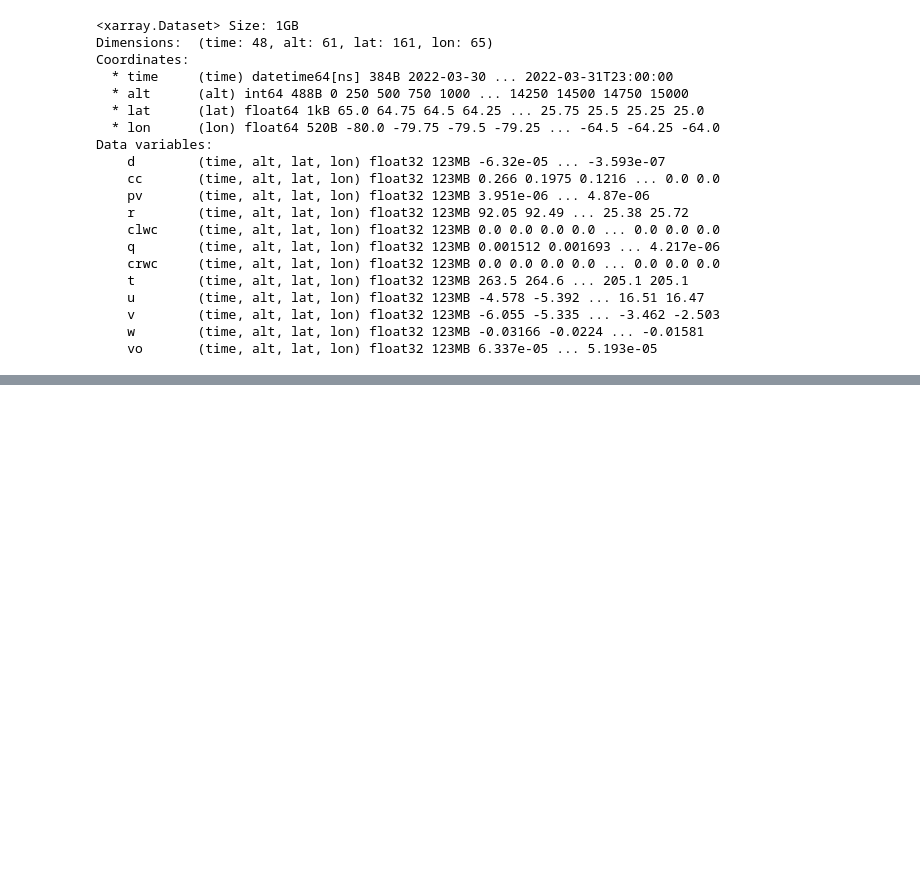
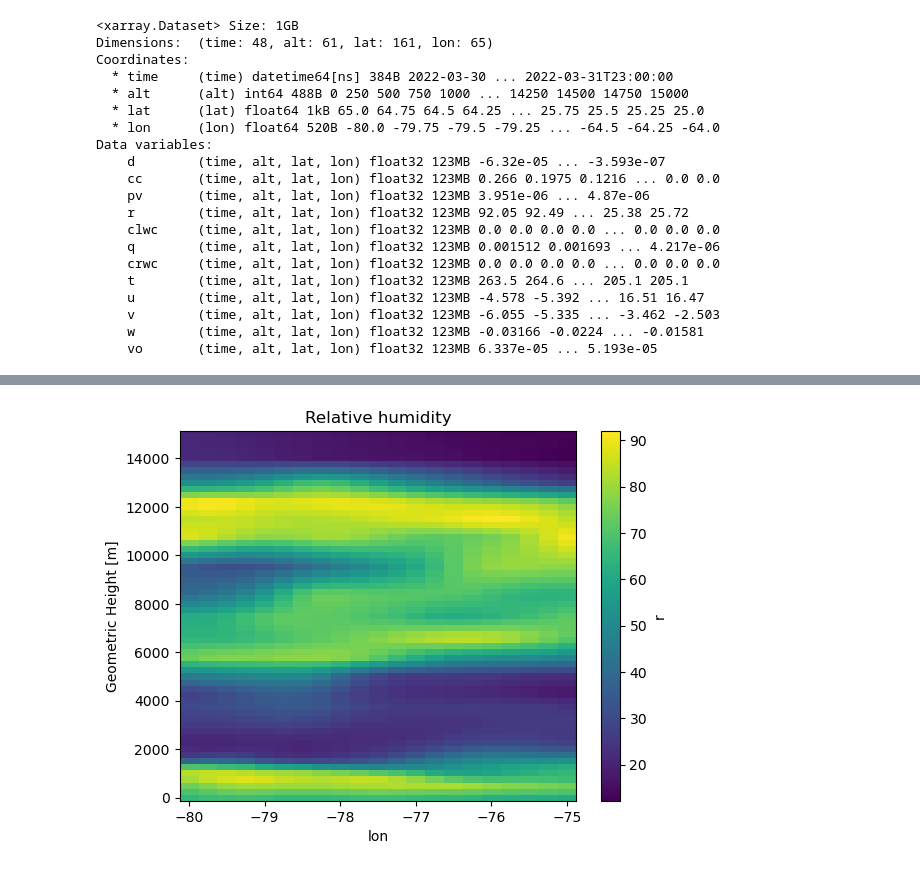
Before and after one commit to syedhamidali/ERA5_CODES, a Jupyter notebook: Notebook.ipynb, the cells around one changed output, grey strips where cells are left out. Cells and saved outputs as stored; diff of their text form; code cells hidden in the pictures; blank space fills up the shorter version.

```diff
--- a/Notebook.ipynb
+++ b/Notebook.ipynb
@@ -63,0 +74,8 @@ Data variables:
+# %%
+var = 'r'
+fig, ax = plt.subplots()
+ds_alt[var].isel(time=23).sel(lat=slice(35, 30), lon=slice(-80, -75)).mean('lat').plot(ax=ax)
+ax.set_title(ds_alt[var].attrs['long_name'])
+plt.show()
+# %% [output]
+[figure, added]
```
Also changed, not shown: parts of 16 cells of this notebook, 1 other file.
